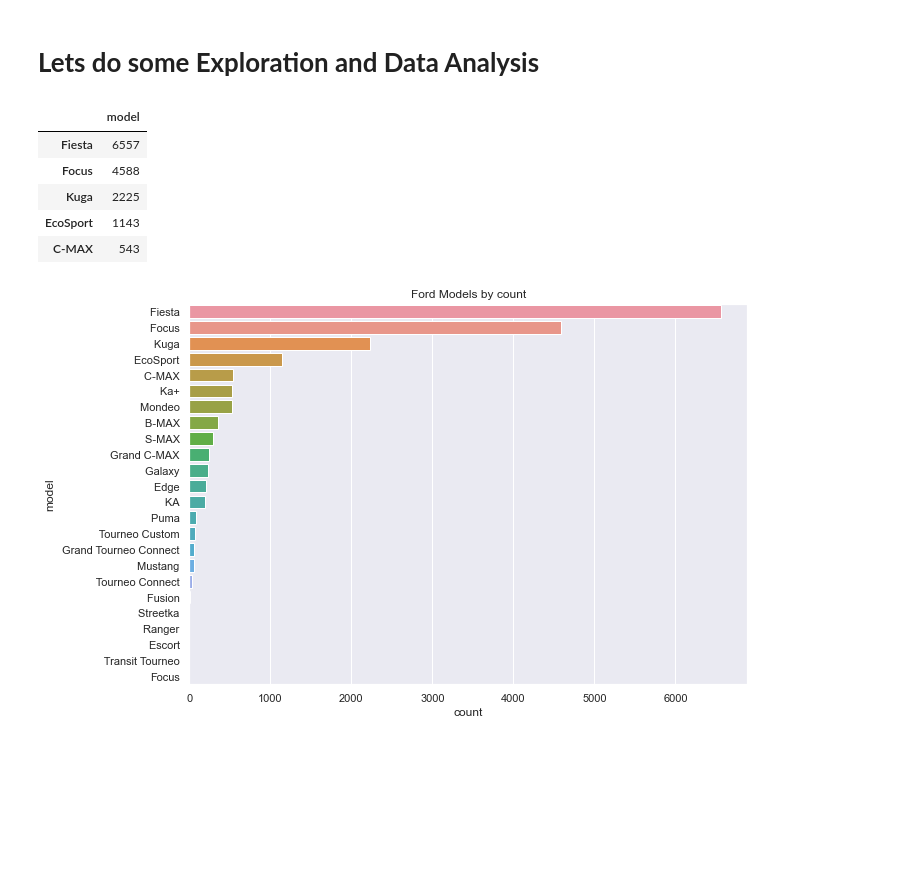
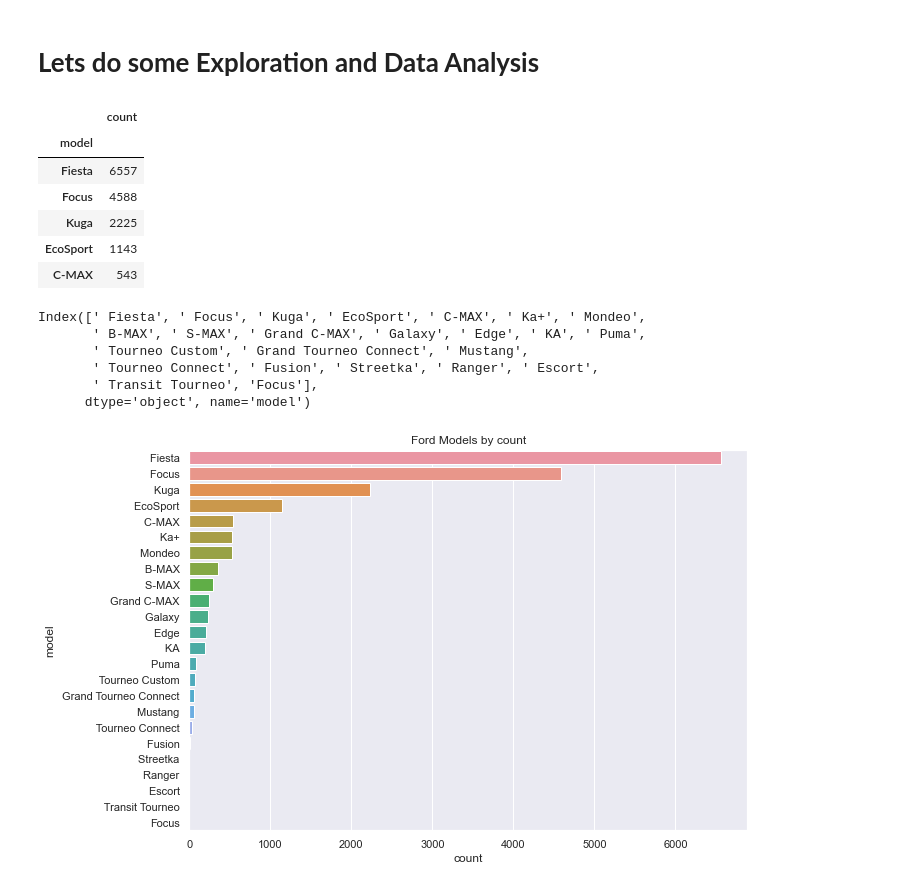
Before and after one commit to godwinnwalozie/Machine_Learning_Supervised, a Jupyter notebook: Ford Car Price Prediction/ford.ipynb, the cells around one changed output. Cells and saved outputs as stored; diff of their text form; code cells hidden in the pictures; blank space fills up the shorter version.

```diff
--- a/Ford Car Price Prediction/ford.ipynb
+++ b/Ford Car Price Prediction/ford.ipynb
@@ -70,15 +70,25 @@ dtype: int64
 # %% [markdown]
 # **Lets do some Exploration and Data Analysis**
 # %%
-model = ford.model.value_counts().to_frame()
-model.head()
+cars = ford.model.value_counts().to_frame()
+cars.head()
 # %% [output]
-|  | model |
+|  | count |
+| model |  |
 | Fiesta | 6557 |
 | Focus | 4588 |
 | Kuga | 2225 |
 | EcoSport | 1143 |
 | C-MAX | 543 |
+# %%
+cars.index
+# %% [output]
+Index([' Fiesta', ' Focus', ' Kuga', ' EcoSport', ' C-MAX', ' Ka+', ' Mondeo',
+       ' B-MAX', ' S-MAX', ' Grand C-MAX', ' Galaxy', ' Edge', ' KA', ' Puma',
+       ' Tourneo Custom', ' Grand Tourneo Connect', ' Mustang',
+       ' Tourneo Connect', ' Fusion', ' Streetka', ' Ranger', ' Escort',
+       ' Transit Tourneo', 'Focus'],
+      dtype='object', name='model')
 # %%
 # check the models by count
 fig,ax = plt.subplots(figsize = (10,7))
```
Also changed, not shown: parts of 8 cells of this notebook, 3 other files.
